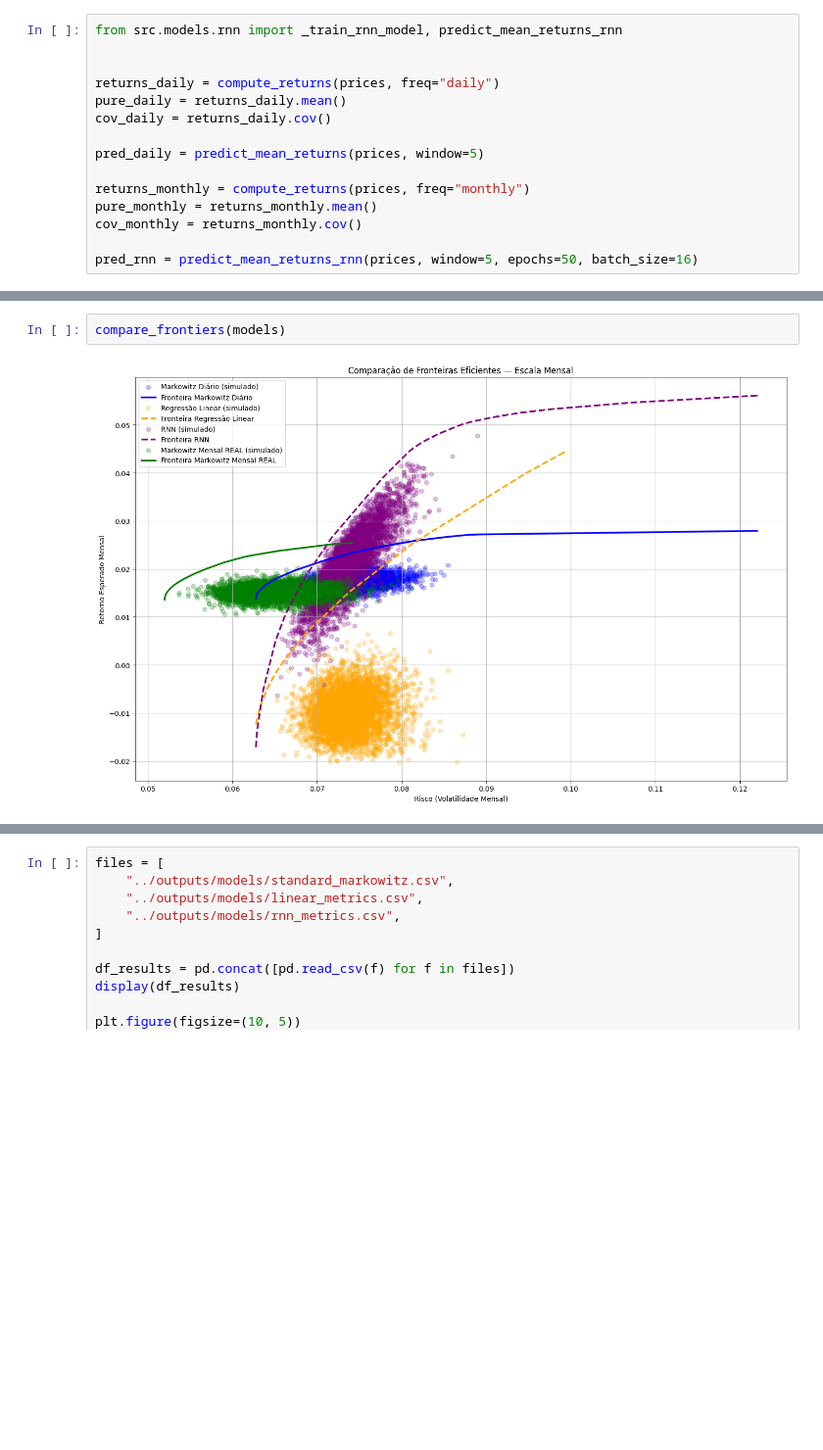
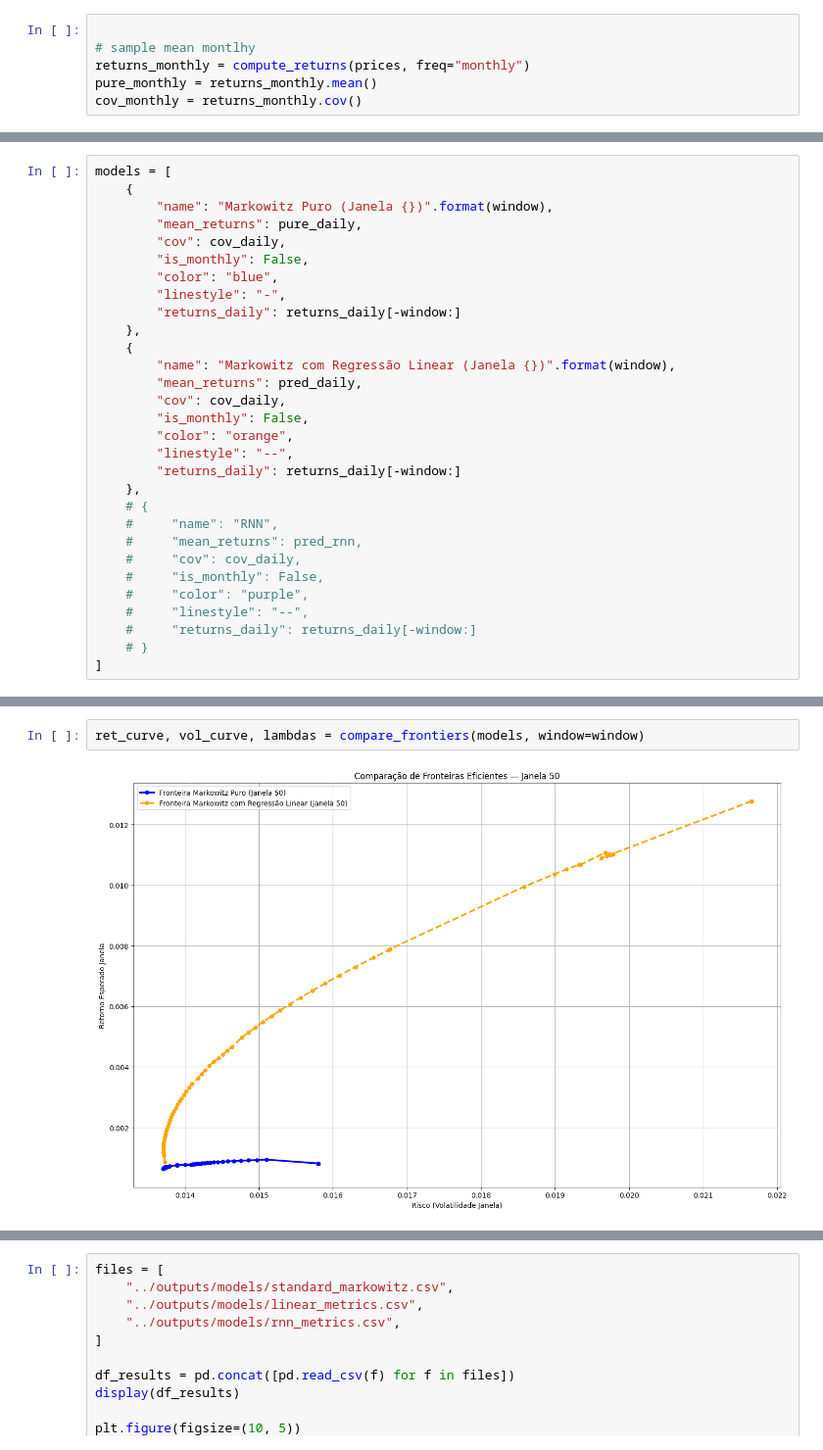
Before and after one commit to maronect/deep_learning_finance, a Jupyter notebook: notebooks/00-compare_models.ipynb, the cells around one changed output, grey strips where cells are left out. Shown at 98% size. Drawn from its saved outputs; the diff is of its cells as text; blank space fills up the shorter version.

Commit message:
regressao linear parece funcionar

```diff
--- a/notebooks/00-compare_models.ipynb
+++ b/notebooks/00-compare_models.ipynb
@@ -26,15 +57,6 @@ prices = load_prices(tickers, start=start_date, end=end_date)
 # %%
-from src.models.rnn import _train_rnn_model, predict_mean_returns_rnn
 
-
-returns_daily = compute_returns(prices, freq="daily")
-pure_daily = returns_daily.mean()
-cov_daily = returns_daily.cov()
-
-pred_daily = predict_mean_returns(prices, window=5)
-
+# sample mean montlhy
 returns_monthly = compute_returns(prices, freq="monthly")
 pure_monthly = returns_monthly.mean()
 cov_monthly = returns_monthly.cov()
-
-pred_rnn = predict_mean_returns_rnn(prices, window=5, epochs=50, batch_size=16)
@@ -44 +68,31 @@ from src.models.rnn import create_features as create_rnn_features
+# %%
+models = [
+    {
+        "name": "Markowitz Puro (Janela {})".format(window),
+        "mean_returns": pure_daily,
+        "cov": cov_daily,
+        "is_monthly": False,
+        "color": "blue",
+        "linestyle": "-",
+        "returns_daily": returns_daily[-window:]
+    },
+    {
+        "name": "Markowitz com Regressão Linear (Janela {})".format(window),
+        "mean_returns": pred_daily,
+        "cov": cov_daily,
+        "is_monthly": False,
+        "color": "orange",
+        "linestyle": "--",
+        "returns_daily": returns_daily[-window:]
+    },
+    # {
+    #     "name": "RNN",
+    #     "mean_returns": pred_rnn,
+    #     "cov": cov_daily,
+    #     "is_monthly": False,
+    #     "color": "purple",
+    #     "linestyle": "--",
+    #     "returns_daily": returns_daily[-window:]
+    # }
+]
 # %%
@@ -83,4 +139,4 @@ models = [
 # %%
-compare_frontiers(models)
+ret_curve, vol_curve, lambdas = compare_frontiers(models, window=window)
 # %% [output]
-[figure, old version]
+[figure, new version]
```
Also changed, not shown: parts of 17 cells of this notebook, 2 other files.
